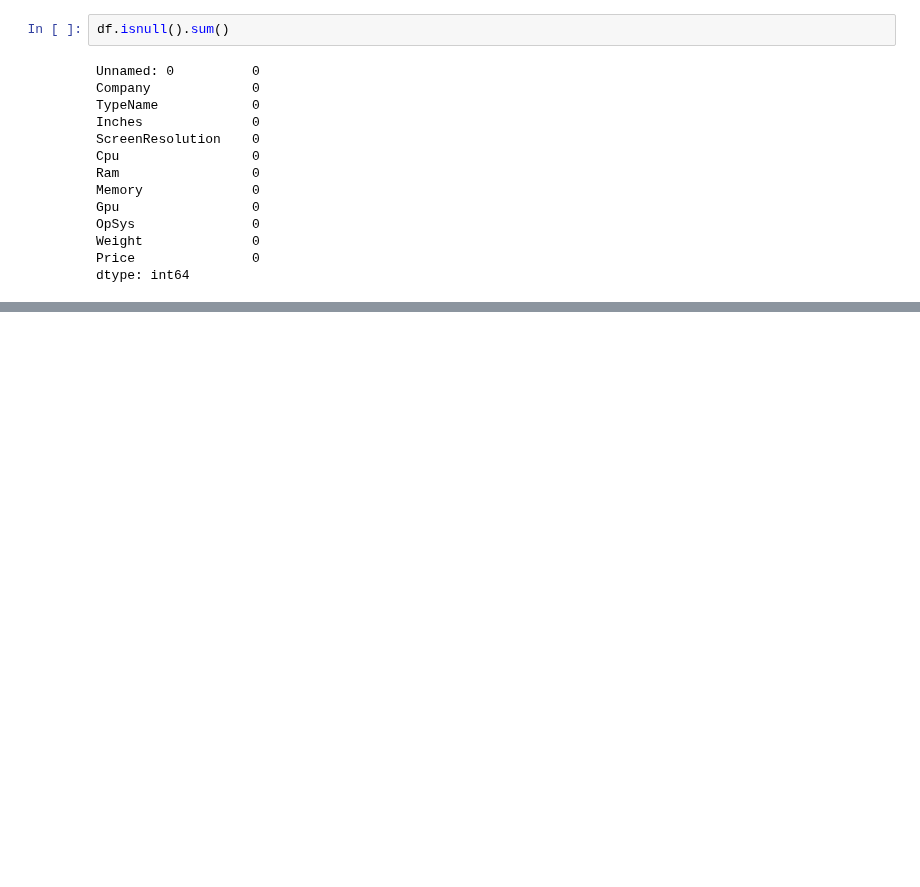
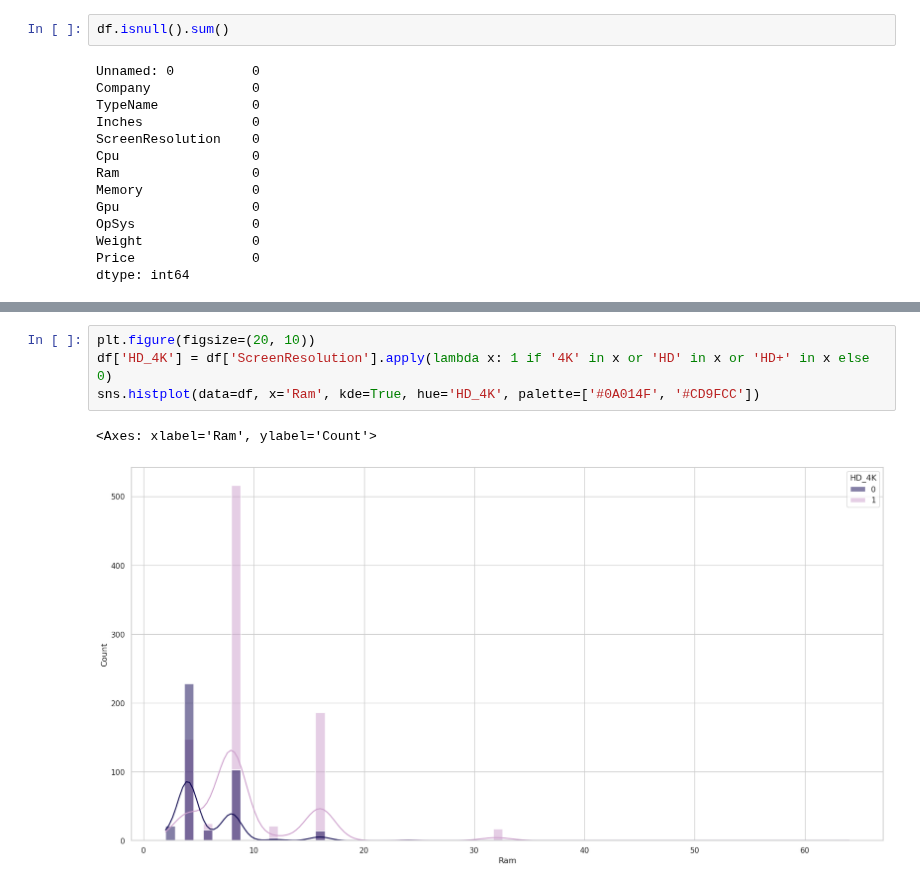
Before and after one commit to Ddasunsandeepa/laptop_price_predictor_project, a Jupyter notebook: notebooks/FC212017-Dasun/Data_Preprocessing.ipynb, the cells around one changed output, grey strips where cells are left out. Drawn from its saved outputs; the diff is of its cells as text; blank space fills up the shorter version.

```diff
--- a/notebooks/FC212017-Dasun/Data_Preprocessing.ipynb
+++ b/notebooks/FC212017-Dasun/Data_Preprocessing.ipynb
@@ -51,0 +191,7 @@ dtype: int64
+# %%
+plt.figure(figsize=(20, 10))
+df['HD_4K'] = df['ScreenResolution'].apply(lambda x: 1 if '4K' in x or 'HD' in x or 'HD+' in x else 0)
+sns.histplot(data=df, x='Ram', kde=True, hue='HD_4K', palette=['#0A014F', '#CD9FCC'])
+# %% [output]
+<Axes: xlabel='Ram', ylabel='Count'>
+[figure, added]
```
Also changed, not shown: parts of 17 cells of this notebook.
